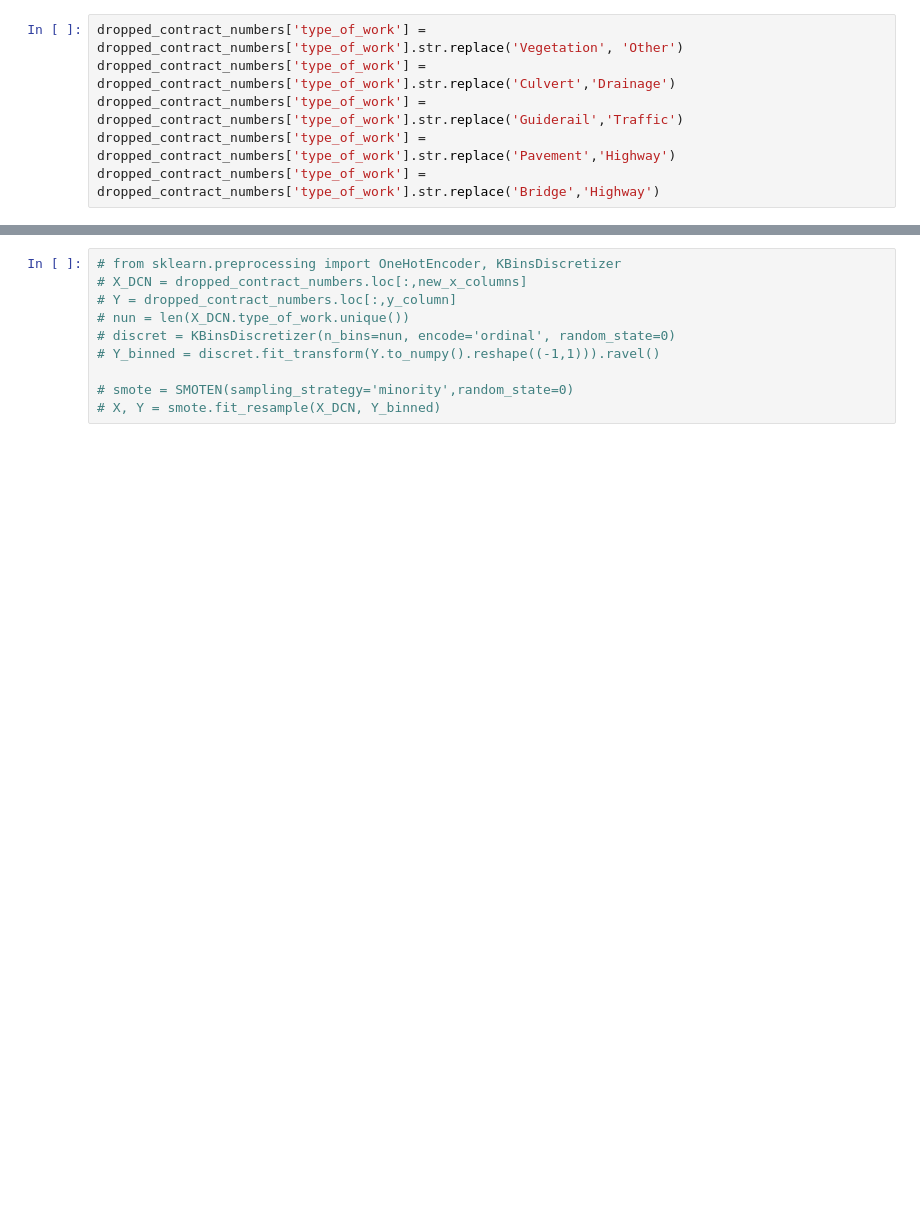
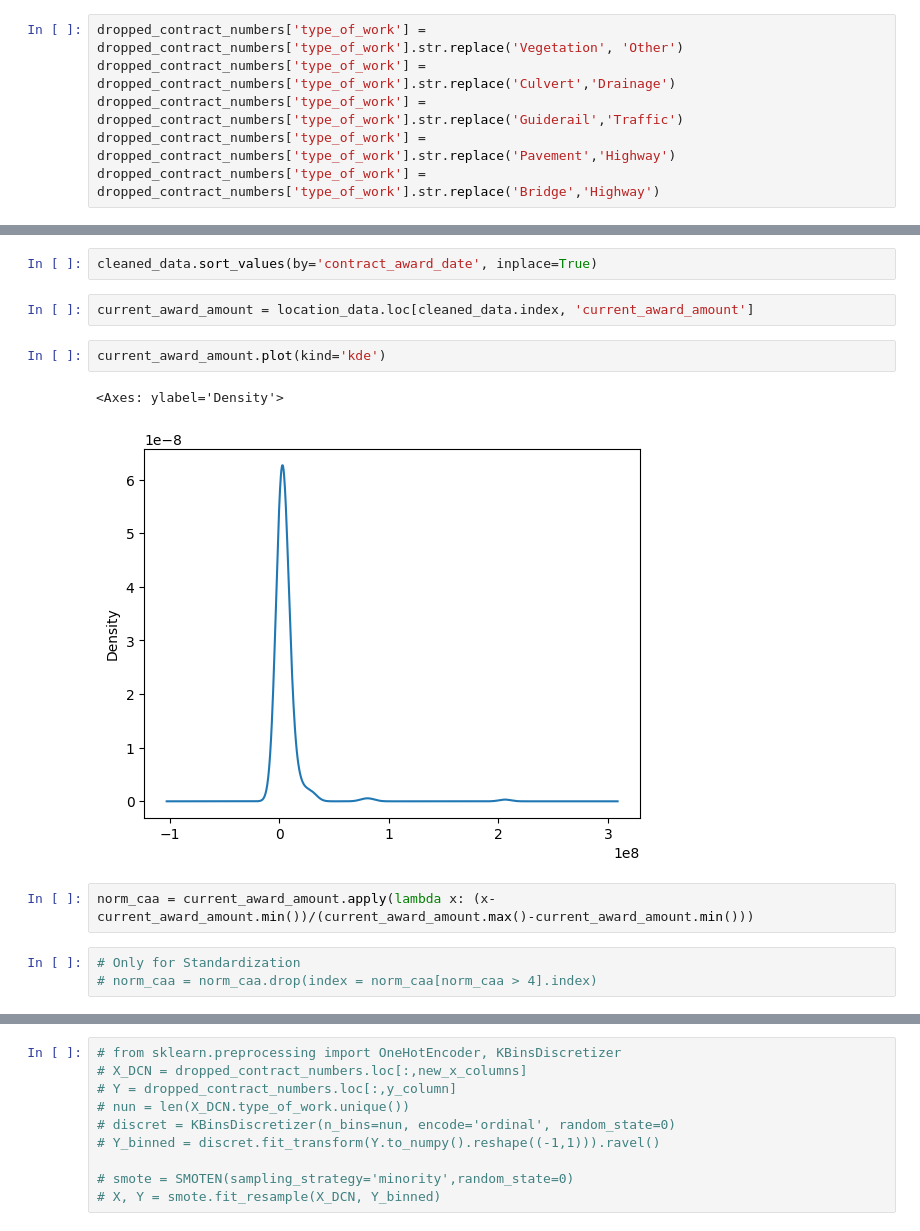
Before and after one commit to AVelaryon/GIS-Exploration, a Jupyter notebook: GISPRoj.ipynb, the cells around one changed output, grey strips where cells are left out. Drawn from its saved outputs; the diff is of its cells as text; blank space fills up the shorter version.

```diff
--- a/GISPRoj.ipynb
+++ b/GISPRoj.ipynb
@@ -525,0 +465,14 @@ dropped_contract_numbers['type_of_work'] = dropped_contract_numbers['type_of_wor
+# %%
+cleaned_data.sort_values(by='contract_award_date', inplace=True)
+# %%
+current_award_amount = location_data.loc[cleaned_data.index, 'current_award_amount']
+# %%
+current_award_amount.plot(kind='kde')
+# %% [output]
+<Axes: ylabel='Density'>
+[figure, added]
+# %%
+norm_caa = current_award_amount.apply(lambda x: (x- current_award_amount.min())/(current_award_amount.max()-current_award_amount.min()))
+# %%
+# Only for Standardization
+# norm_caa = norm_caa.drop(index = norm_caa[norm_caa > 4].index)
```
Also changed, not shown: parts of 55 cells of this notebook.
